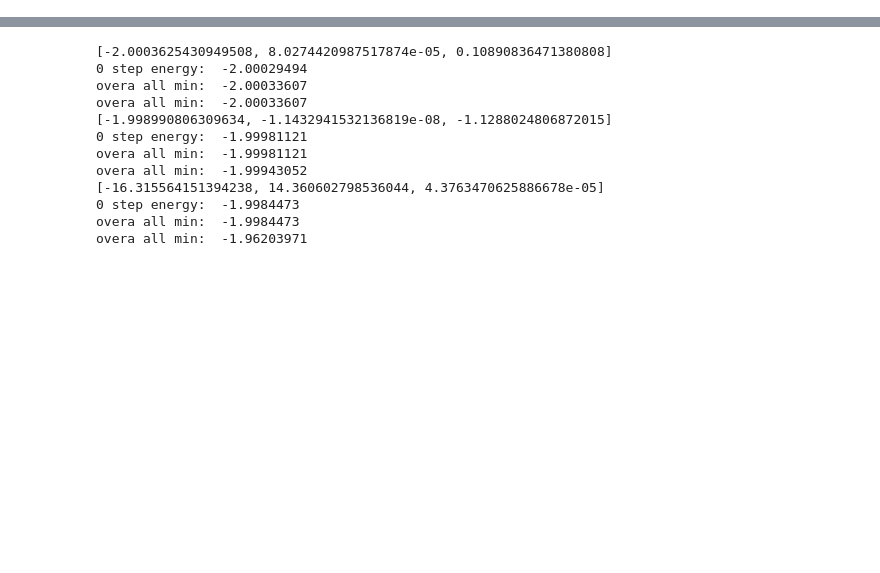
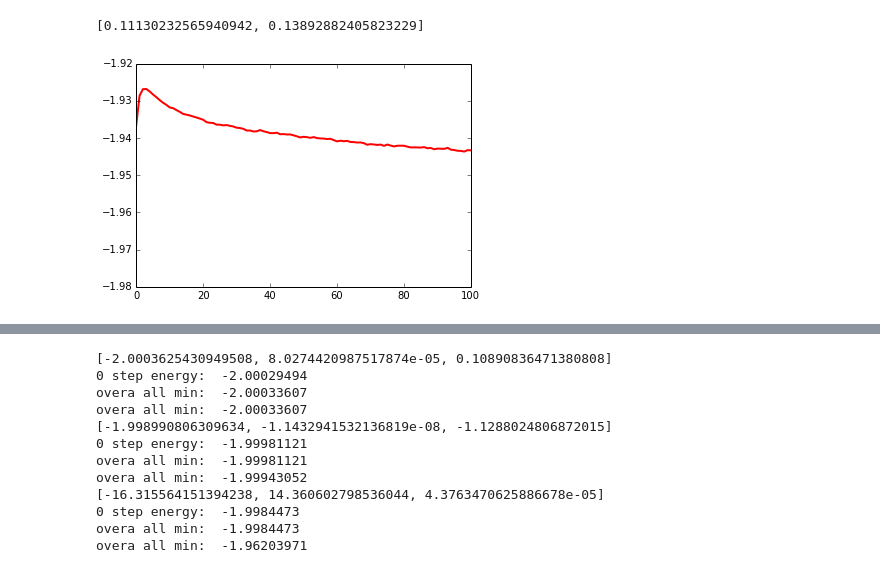
Before and after one commit to seanxiangcheng/RFIM_Simulation, a Jupyter notebook: figs_code/Exponent_finding.ipynb, the cells around one changed output, grey strips where cells are left out. Drawn from its saved outputs; the diff is of its cells as text; code cells hidden in the pictures; blank space fills up the shorter version.

```diff
--- a/figs_code/Exponent_finding.ipynb
+++ b/figs_code/Exponent_finding.ipynb
@@ -8,7 +8,7 @@ import os
 from scipy.optimize import curve_fit
 %matplotlib inline
 # %%
-def get_med_fn(L, T, repeat, shi=1.0, nm='sqT'):
+def get_med_fn(L, T, repeat, shi=1.0, nm='H0'):
     fname = "MED"
     fname += "_L" + str(L)
     fname += "_T%.1f" % T
@@ -18,7 +18,7 @@ def get_med_fn(L, T, repeat, shi=1.0, nm='sqT'):
     fname += "_" + nm + ".csv"
     return(fname)
 
-def get_med_fn2(L, T, repeat, shi=1.0, nm='sqT'):
+def get_med_fn2(L, T, repeat, shi=1.0, nm='H0'):
     fname = "MEDup"
     fname += "_L" + str(L)
     fname += "_T%.1f" % T
@@ -29,7 +29,7 @@ def get_med_fn2(L, T, repeat, shi=1.0, nm='sqT'):
     return(fname)
 
 
-def get_spin_fn(L, T, repeat, shi=1.0, nm='sqT'):
+def get_spin_fn(L, T, repeat, shi=1.0, nm='H0'):
     fname = "spin"
     fname += "_L" + str(L)
     fname += "_T%.1f" % T
@@ -38,6 +38,7 @@ def get_spin_fn(L, T, repeat, shi=1.0, nm='sqT'):
     fname += "_r%d" % repeat
     fname += "_" + nm + ".csv"
     return(fname)
+
 def mag_plot(L, reps, Ts=[0.1, 0.5, 1.0, 2.0]):
     plt.figure(1, figsize = (10,10))
     for i in range(len(Ts)):
@@ -53,6 +54,7 @@ def mag_plot(L, reps, Ts=[0.1, 0.5, 1.0, 2.0]):
         if(i%2==0):
             plt.ylabel("$<m>$", fontsize = 16)
         plt.title("Magnetization, T=%.1f" % (T), fontsize=16)
+
 def energy_plot(L, reps, Ts=[0.1, 0.5, 1.0, 2.0]):
     plt.figure(1, figsize = (10,10))
     for i in range(len(Ts)):
@@ -82,7 +84,7 @@ def get_param_file(fname):
 
 def get_exp(x, y):
     ind = np.argmax(y)
-    offset = 5 + ind
+    offset = 10 + ind
     if offset>1000:
         offset=1000
     x = np.array(x)[offset:]
@@ -90,14 +92,29 @@ def get_exp(x, y):
     def func(x,  ee, A, c):
         return ee + A * (x**(-c))
     try:
-        popt, pcov = curve_fit(func, x, y, p0=(-1.9899, 0.01, 0.09), maxfev=5000)
+        popt, pcov = curve_fit(func, x, y, p0=(-1.9899, 0.06, 0.01), maxfev=5000)
+    except RuntimeError:
+        return [0, 0, 0]
+    return popt
+
+def get_exp_lowT(x, y):
+    ind = np.argmax(y)
+    offset = 10 + ind
+    if offset>1000:
+        offset=1000
+    x = np.array(x)[offset:]
+    y = np.array(y)[offset:]
+    def func(x, A, c):
+        return -2.0 + A * (x**(-c))
+    try:
+        popt, pcov = curve_fit(func, x, y, p0=(0.06, 0.01), maxfev=5000)
     except RuntimeError:
         return [0, 0, 0]
     return popt
 
 def get_mexp(x, y):
     ind = np.argmax(y)
-    offset = 1 + ind
+    offset = 5 + ind
     if offset>1000:
         offset=1000
     x = np.array(x)[offset:]
@@ -116,3 +133,20 @@ def get_med_files(path='../data'):
         if file.startswith("MED"):
             files += [file]
     return files
+# %%
+fn = get_med_fn(64, 1.0, 500)
+fn = '../data/'+fn
+[L, T, shi, sHi, rep] = get_param_file(fn)
+
+med = pd.read_csv(fn, skiprows=1)
+x=med['mc_step']
+y=med['energy']
+
+area = [0,100]
+plt.plot(x,y,'r-',linewidth=2, label='Simulation')
+plt.xlim(area)
+[A, c]=get_exp_lowT(med['mc_step'], med['energy'])
+print [A, c]
+# %% [output]
+[0.11130232565940942, 0.13892882405823229]
+[figure, added]
```
Also changed, not shown: parts of 2 cells of this notebook, 22 other files.
